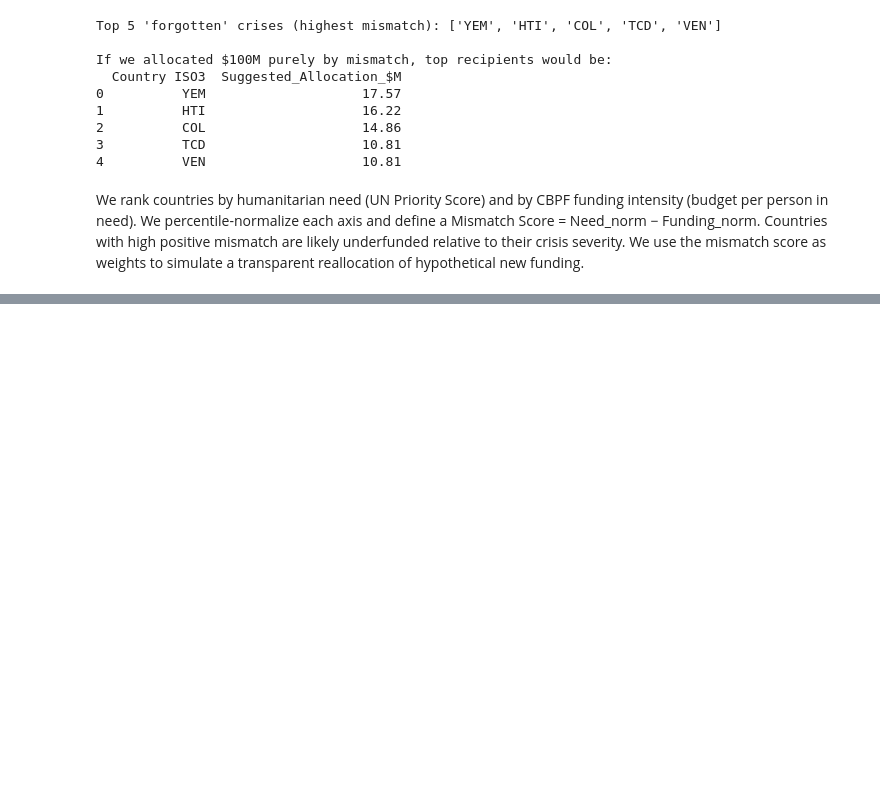
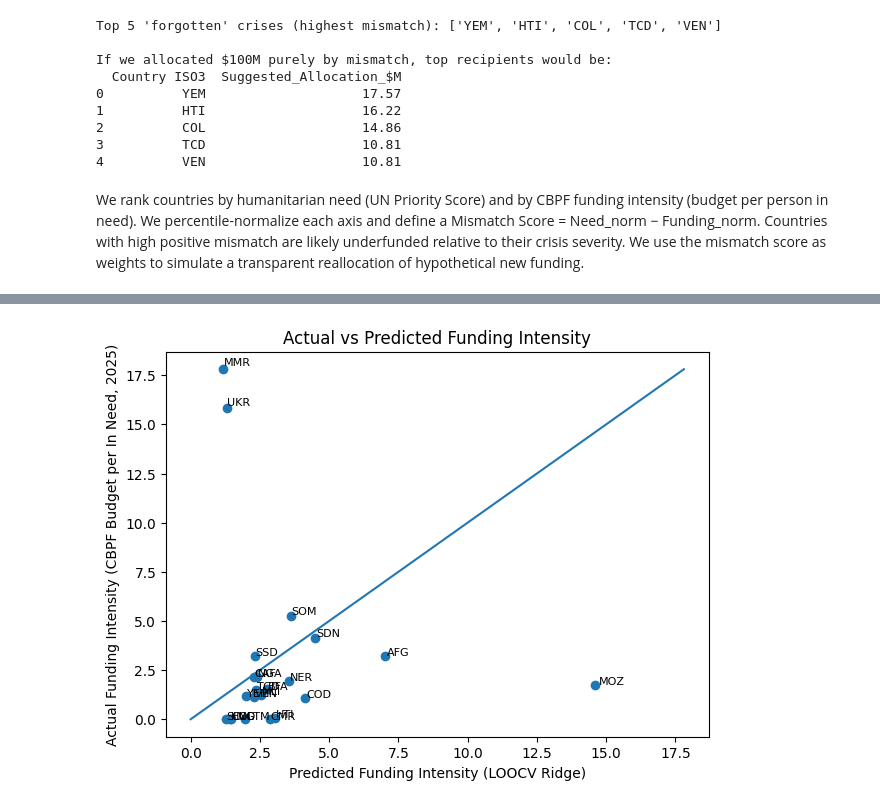
Before and after one commit to CharlieHubbard7/Datathon2026, a Jupyter notebook: DSC_Datathon_2026_Starter_Notebook.ipynb, the cells around one changed output, grey strips where cells are left out. Saved outputs shown, nothing was run; the diff lists cells and outputs as text; code cells hidden in the pictures; blank space fills up the shorter version.

```diff
--- a/DSC_Datathon_2026_Starter_Notebook.ipynb
+++ b/DSC_Datathon_2026_Starter_Notebook.ipynb
@@ -656,0 +804,30 @@ We rank countries by humanitarian need (UN Priority Score) and by CBPF funding i
+# %%
+import matplotlib.pyplot as plt
+import numpy as np
+
+plt.figure(figsize=(7, 5))
+plt.scatter(df["Predicted_Funding_Intensity"], df["CBPF_Budget_per_InNeed_2025"])
+
+# 45-degree reference line
+mn = min(df["Predicted_Funding_Intensity"].min(), df["CBPF_Budget_per_InNeed_2025"].min())
+mx = max(df["Predicted_Funding_Intensity"].max(), df["CBPF_Budget_per_InNeed_2025"].max())
+plt.plot([mn, mx], [mn, mx])
+
+# label points
+for _, r in df.iterrows():
+    plt.text(
+        r["Predicted_Funding_Intensity"] * 1.01,
+        r["CBPF_Budget_per_InNeed_2025"] * 1.01,
+        r["Country ISO3"],
+        fontsize=8
+    )
+
+plt.xlabel("Predicted Funding Intensity (LOOCV Ridge)")
+plt.ylabel("Actual Funding Intensity (CBPF Budget per In Need, 2025)")
+plt.title("Actual vs Predicted Funding Intensity")
+
+plot_df = df.sort_values("Funding_Residual", ascending=True)
+
+plt.show()
+# %% [output]
+[figure, added]
```
Also changed, not shown: parts of 8 cells of this notebook.
